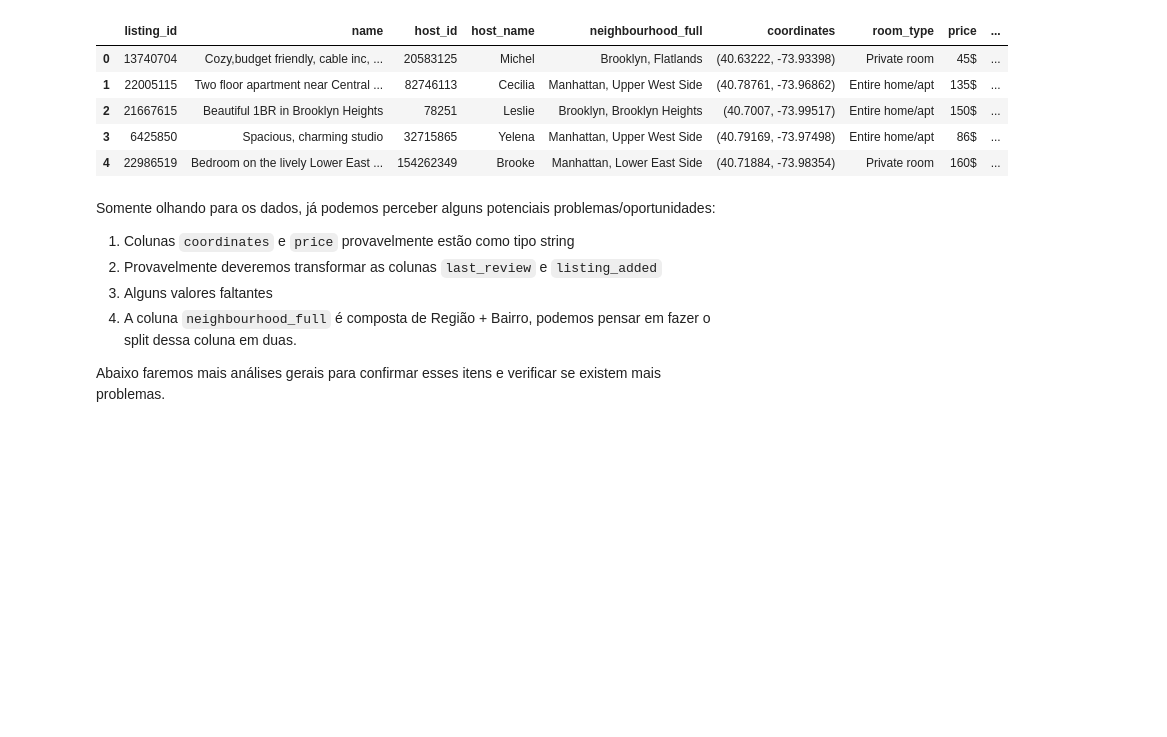
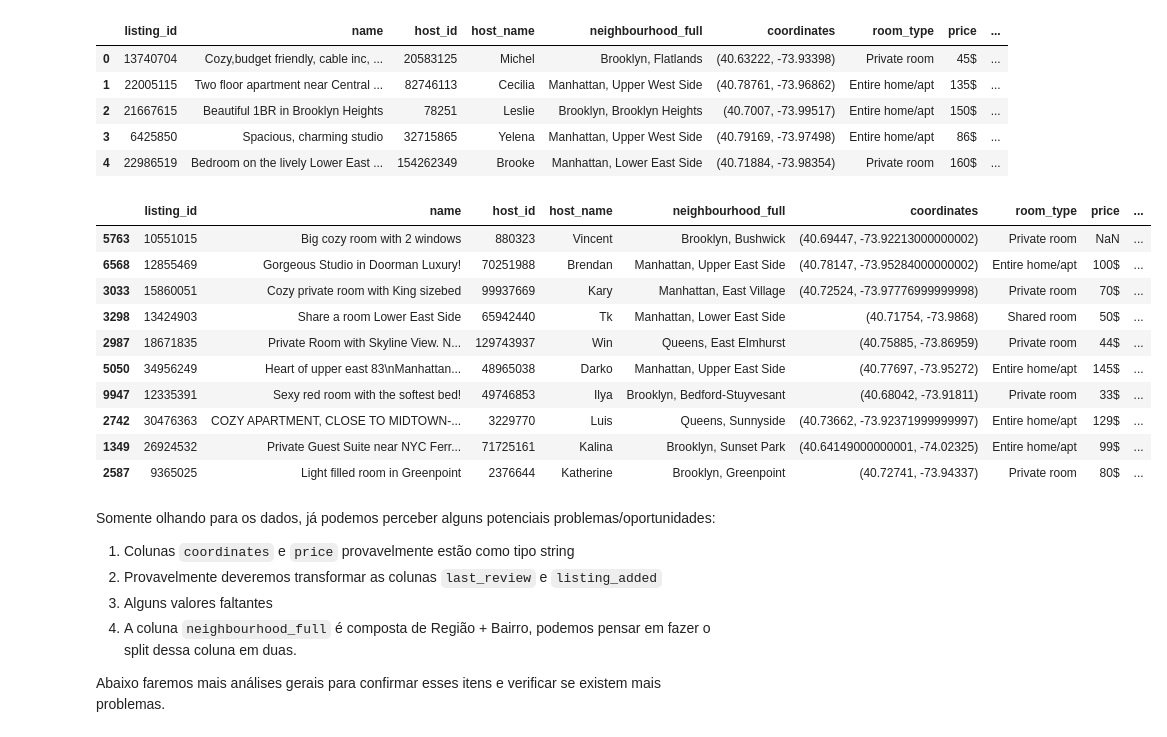
Before and after one commit to pocjurado/TripleTen, a Jupyter notebook: Lab 1 - airbnb_analysis.ipynb, the cells around one changed output. Cells and saved outputs as stored; diff of their text form; code cells hidden in the pictures; blank space fills up the shorter version.

```diff
--- a/Lab 1 - airbnb_analysis.ipynb
+++ b/Lab 1 - airbnb_analysis.ipynb
@@ -43,6 +59,20 @@ df.head()
 | 2 | 21667615 | Beautiful 1BR in Brooklyn Heights | 78251 | Leslie | Brooklyn, Brooklyn Heights | (40.7007, -73.99517) | Entire home/apt | 150$ | ... |
 | 3 | 6425850 | Spacious, charming studio | 32715865 | Yelena | Manhattan, Upper West Side | (40.79169, -73.97498) | Entire home/apt | 86$ | ... |
 | 4 | 22986519 | Bedroom on the lively Lower East ... | 154262349 | Brooke | Manhattan, Lower East Side | (40.71884, -73.98354) | Private room | 160$ | ... |
+# %%
+df.sample(10) #sample of 10 rows
+# %% [output]
+|  | listing_id | name | host_id | host_name | neighbourhood_full | coordinates | room_type | price | ... |
+| 5763 | 10551015 | Big cozy room with 2 windows | 880323 | Vincent | Brooklyn, Bushwick | (40.69447, -73.92213000000002) | Private room | NaN | ... |
+| 6568 | 12855469 | Gorgeous Studio in Doorman Luxury! | 70251988 | Brendan | Manhattan, Upper East Side | (40.78147, -73.95284000000002) | Entire home/apt | 100$ | ... |
+| 3033 | 15860051 | Cozy private room with King sizebed | 99937669 | Kary | Manhattan, East Village | (40.72524, -73.97776999999998) | Private room | 70$ | ... |
+| 3298 | 13424903 | Share a room Lower East Side | 65942440 | Tk | Manhattan, Lower East Side | (40.71754, -73.9868) | Shared room | 50$ | ... |
+| 2987 | 18671835 | Private Room with Skyline View. N... | 129743937 | Win | Queens, East Elmhurst | (40.75885, -73.86959) | Private room | 44$ | ... |
+| 5050 | 34956249 | Heart of upper east 83\nManhattan... | 48965038 | Darko | Manhattan, Upper East Side | (40.77697, -73.95272) | Entire home/apt | 145$ | ... |
+| 9947 | 12335391 | Sexy red room with the softest bed! | 49746853 | Ilya | Brooklyn, Bedford-Stuyvesant | (40.68042, -73.91811) | Private room | 33$ | ... |
+| 2742 | 30476363 | COZY APARTMENT, CLOSE TO MIDTOWN-... | 3229770 | Luis | Queens, Sunnyside | (40.73662, -73.92371999999997) | Entire home/apt | 129$ | ... |
+| 1349 | 26924532 | Private Guest Suite near NYC Ferr... | 71725161 | Kalina | Brooklyn, Sunset Park | (40.64149000000001, -74.02325) | Entire home/apt | 99$ | ... |
+| 2587 | 9365025 | Light filled room in Greenpoint | 2376644 | Katherine | Brooklyn, Greenpoint | (40.72741, -73.94337) | Private room | 80$ | ... |
 # %% [markdown]
 Somente olhando para os dados, já podemos perceber alguns potenciais problemas/oportunidades:
 1. Colunas `coordinates` e `price` provavelmente estão como tipo string
```
Also changed, not shown: parts of 15 cells of this notebook.
